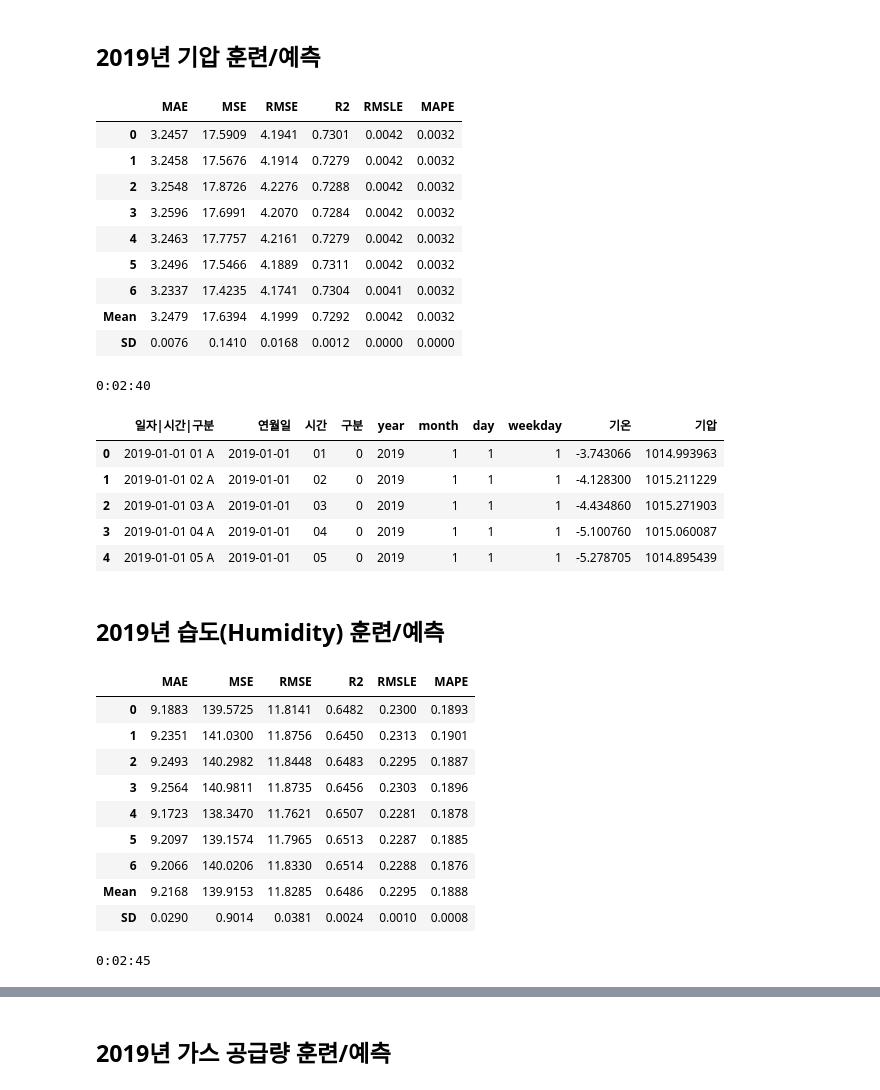
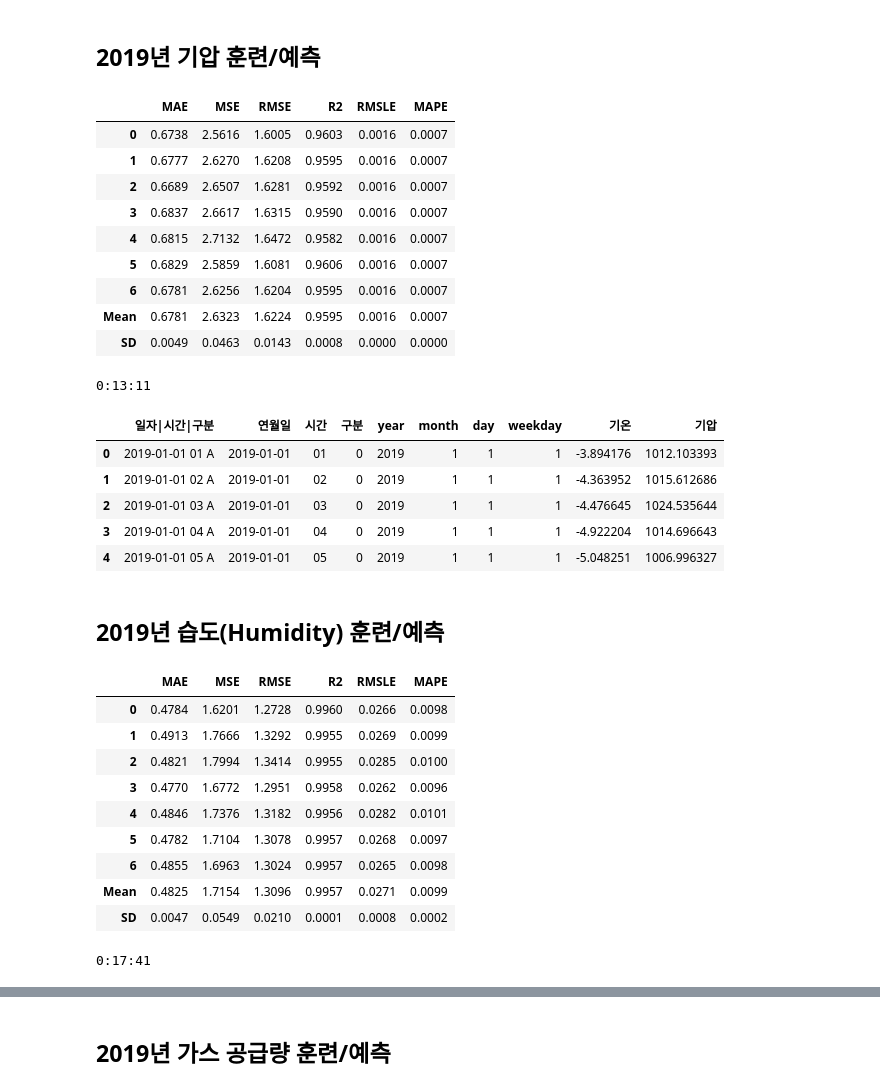
Before and after one commit to kbjung/LikeLion_13th_DataCourse, a Jupyter notebook: TP02/07_결과_출력/07-05_결과_출력(pycaret)_ver2.6(2021.12.06).ipynb, the cells around one changed output, grey strips where cells are left out. Cells and saved outputs as stored; diff of their text form; code cells hidden in the pictures.

```diff
--- a/TP02/07_결과_출력/07-05_결과_출력(pycaret)_ver2.6(2021.12.06).ipynb
+++ b/TP02/07_결과_출력/07-05_결과_출력(pycaret)_ver2.6(2021.12.06).ipynb
@@ -169,17 +170,17 @@ temp_test = test2019[test_col]
 exp = setup(temp_train, target=target_col[0], session_id=0, silent=True, fold=7, fold_shuffle=True, verbose=False)
 
 # 모델 생성
-lgbm = create_model('lightgbm')
-cat = create_model('catboost')
-xgb = create_model('xgboost')
+dt = create_model('dt')
+et = create_model('et')
+rf = create_model('rf')
 
 # 기압 예측
-pressure2019_pred_lgbm = predict_model(lgbm, data=temp_test)
-pressure2019_pred_cat = predict_model(cat, data=temp_test)
-pressure2019_pred_xgb = predict_model(xgb, data=temp_test)
+pressure2019_pred_dt = predict_model(dt, data=temp_test)
+pressure2019_pred_et = predict_model(et, data=temp_test)
+pressure2019_pred_rf = predict_model(rf, data=temp_test)
 
 # 모델 기압 예측 평균
-pressure2019_pred = (pressure2019_pred_lgbm['Label'] + pressure2019_pred_cat['Label'] + pressure2019_pred_xgb['Label']) / 3
+pressure2019_pred = (pressure2019_pred_dt['Label'] + pressure2019_pred_et['Label'] + pressure2019_pred_rf['Label']) / 3
 
 # 2019년 예측 기압 열 추가
 test2019[target_col[0]] = pressure2019_pred
@@ -188,76 +189,78 @@ end = time.time()
 sec = end - start
 result = datetime.timedelta(seconds=sec)
 print(str(result).split('.')[0])
+# 00:13:11
 # %% [output]
 |  | MAE | MSE | RMSE | R2 | RMSLE | MAPE |
-| 0 | 3.2457 | 17.5909 | 4.1941 | 0.7301 | 0.0042 | 0.0032 |
-| 1 | 3.2458 | 17.5676 | 4.1914 | 0.7279 | 0.0042 | 0.0032 |
-| 2 | 3.2548 | 17.8726 | 4.2276 | 0.7288 | 0.0042 | 0.0032 |
-| 3 | 3.2596 | 17.6991 | 4.2070 | 0.7284 | 0.0042 | 0.0032 |
-| 4 | 3.2463 | 17.7757 | 4.2161 | 0.7279 | 0.0042 | 0.0032 |
-| 5 | 3.2496 | 17.5466 | 4.1889 | 0.7311 | 0.0042 | 0.0032 |
-| 6 | 3.2337 | 17.4235 | 4.1741 | 0.7304 | 0.0041 | 0.0032 |
-| Mean | 3.2479 | 17.6394 | 4.1999 | 0.7292 | 0.0042 | 0.0032 |
-| SD | 0.0076 | 0.1410 | 0.0168 | 0.0012 | 0.0000 | 0.0000 |
+| 0 | 0.6738 | 2.5616 | 1.6005 | 0.9603 | 0.0016 | 0.0007 |
+| 1 | 0.6777 | 2.6270 | 1.6208 | 0.9595 | 0.0016 | 0.0007 |
+| 2 | 0.6689 | 2.6507 | 1.6281 | 0.9592 | 0.0016 | 0.0007 |
+| 3 | 0.6837 | 2.6617 | 1.6315 | 0.9590 | 0.0016 | 0.0007 |
+| 4 | 0.6815 | 2.7132 | 1.6472 | 0.9582 | 0.0016 | 0.0007 |
+| 5 | 0.6829 | 2.5859 | 1.6081 | 0.9606 | 0.0016 | 0.0007 |
+| 6 | 0.6781 | 2.6256 | 1.6204 | 0.9595 | 0.0016 | 0.0007 |
+| Mean | 0.6781 | 2.6323 | 1.6224 | 0.9595 | 0.0016 | 0.0007 |
+| SD | 0.0049 | 0.0463 | 0.0143 | 0.0008 | 0.0000 | 0.0000 |
-0:02:40
+0:13:11
 # %%
 test2019.head()
 # %% [output]
 |  | 일자|시간|구분 | 연월일 | 시간 | 구분 | year | month | day | weekday | 기온 | 기압 |
-| 0 | 2019-01-01 01 A | 2019-01-01 | 01 | 0 | 2019 | 1 | 1 | 1 | -3.743066 | 1014.993963 |
-| 1 | 2019-01-01 02 A | 2019-01-01 | 02 | 0 | 2019 | 1 | 1 | 1 | -4.128300 | 1015.211229 |
-| 2 | 2019-01-01 03 A | 2019-01-01 | 03 | 0 | 2019 | 1 | 1 | 1 | -4.434860 | 1015.271903 |
-| 3 | 2019-01-01 04 A | 2019-01-01 | 04 | 0 | 2019 | 1 | 1 | 1 | -5.100760 | 1015.060087 |
-| 4 | 2019-01-01 05 A | 2019-01-01 | 05 | 0 | 2019 | 1 | 1 | 1 | -5.278705 | 1014.895439 |
+| 0 | 2019-01-01 01 A | 2019-01-01 | 01 | 0 | 2019 | 1 | 1 | 1 | -3.894176 | 1012.103393 |
+| 1 | 2019-01-01 02 A | 2019-01-01 | 02 | 0 | 2019 | 1 | 1 | 1 | -4.363952 | 1015.612686 |
+| 2 | 2019-01-01 03 A | 2019-01-01 | 03 | 0 | 2019 | 1 | 1 | 1 | -4.476645 | 1024.535644 |
+| 3 | 2019-01-01 04 A | 2019-01-01 | 04 | 0 | 2019 | 1 | 1 | 1 | -4.922204 | 1014.696643 |
+| 4 | 2019-01-01 05 A | 2019-01-01 | 05 | 0 | 2019 | 1 | 1 | 1 | -5.048251 | 1006.996327 |
 # %% [markdown]
 ## 2019년 습도(Humidity) 훈련/예측
 # %%
 start = time.time()
 
 # 학습 특성 : 'month', 'weekday', '시간', '기온', '기압'
 # 타겟 특성 : '습도'
 test_col = ['month', 'weekday', '시간', '기온', '기압']
 target_col = ['습도']
 train_col = test_col + target_col
 
 temp_train = total[train_col]
 temp_test = test2019[test_col]
 
 # pycaret 설정
 exp = setup(temp_train, target=target_col[0], session_id=0, silent=True, fold=7, fold_shuffle=True, verbose=False)
 
 # 모델 생성
-lgbm = create_model('lightgbm')
-cat = create_model('catboost')
-xgb = create_model('xgboost')
+et = create_model('et')
+dt = create_model('dt')
+rf = create_model('rf')
 
 # 습도 예측
-humidity2019_pred_lgbm = predict_model(lgbm, data=temp_test)
-humidity2019_pred_cat = predict_model(cat, data=temp_test)
-humidity2019_pred_xgb = predict_model(xgb, data=temp_test)
+humidity2019_pred_et = predict_model(et, data=temp_test)
+humidity2019_pred_dt = predict_model(dt, data=temp_test)
+humidity2019_pred_rf = predict_model(rf, data=temp_test)
 
 # 모델 습도 예측 평균
-humidity2019_pred = (humidity2019_pred_lgbm['Label'] + humidity2019_pred_cat['Label'] + humidity2019_pred_xgb['Lavbel']) / 3
+humidity2019_pred = (humidity2019_pred_et['Label'] + humidity2019_pred_dt['Label'] + humidity2019_pred_rf['Label']) / 3
 
 # 2019년 예측 습도 열 추가
 test2019[target_col[0]] = humidity2019_pred
 
 end = time.time()
 sec = end - start
 result = datetime.timedelta(seconds=sec)
 print(str(result).split('.')[0])
+# 00:17:41
 # %% [output]
 |  | MAE | MSE | RMSE | R2 | RMSLE | MAPE |
-| 0 | 9.1883 | 139.5725 | 11.8141 | 0.6482 | 0.2300 | 0.1893 |
-| 1 | 9.2351 | 141.0300 | 11.8756 | 0.6450 | 0.2313 | 0.1901 |
-| 2 | 9.2493 | 140.2982 | 11.8448 | 0.6483 | 0.2295 | 0.1887 |
-| 3 | 9.2564 | 140.9811 | 11.8735 | 0.6456 | 0.2303 | 0.1896 |
-| 4 | 9.1723 | 138.3470 | 11.7621 | 0.6507 | 0.2281 | 0.1878 |
-| 5 | 9.2097 | 139.1574 | 11.7965 | 0.6513 | 0.2287 | 0.1885 |
-| 6 | 9.2066 | 140.0206 | 11.8330 | 0.6514 | 0.2288 | 0.1876 |
-| Mean | 9.2168 | 139.9153 | 11.8285 | 0.6486 | 0.2295 | 0.1888 |
-| SD | 0.0290 | 0.9014 | 0.0381 | 0.0024 | 0.0010 | 0.0008 |
+| 0 | 0.4784 | 1.6201 | 1.2728 | 0.9960 | 0.0266 | 0.0098 |
+| 1 | 0.4913 | 1.7666 | 1.3292 | 0.9955 | 0.0269 | 0.0099 |
+| 2 | 0.4821 | 1.7994 | 1.3414 | 0.9955 | 0.0285 | 0.0100 |
+| 3 | 0.4770 | 1.6772 | 1.2951 | 0.9958 | 0.0262 | 0.0096 |
+| 4 | 0.4846 | 1.7376 | 1.3182 | 0.9956 | 0.0282 | 0.0101 |
+| 5 | 0.4782 | 1.7104 | 1.3078 | 0.9957 | 0.0268 | 0.0097 |
+| 6 | 0.4855 | 1.6963 | 1.3024 | 0.9957 | 0.0265 | 0.0098 |
+| Mean | 0.4825 | 1.7154 | 1.3096 | 0.9957 | 0.0271 | 0.0099 |
+| SD | 0.0047 | 0.0549 | 0.0210 | 0.0001 | 0.0008 | 0.0002 |
-0:02:45
+0:17:41
 # %%
 test2019.head()
 # %% [output]
```
Also changed, not shown: parts of 9 cells of this notebook, 2 other files.
